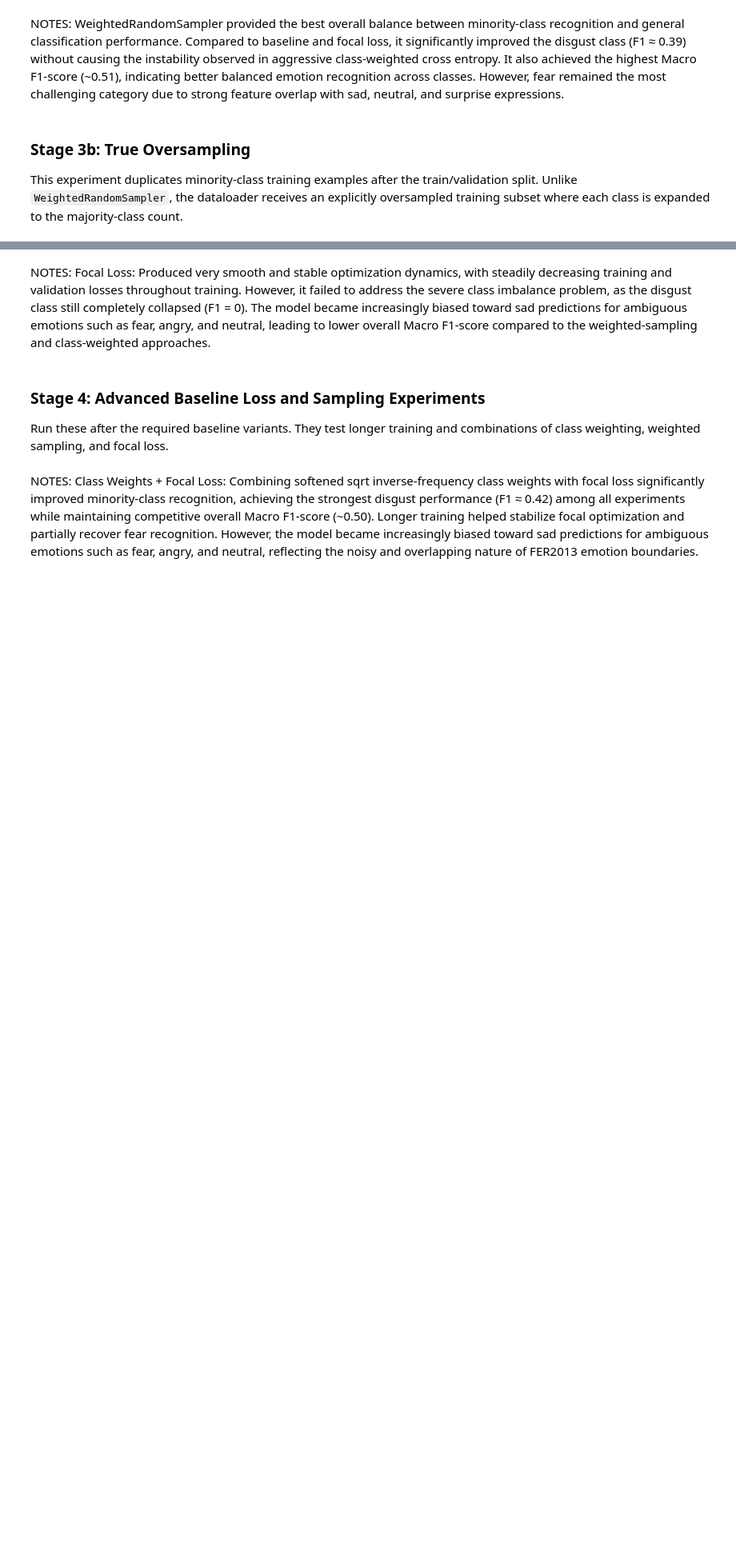
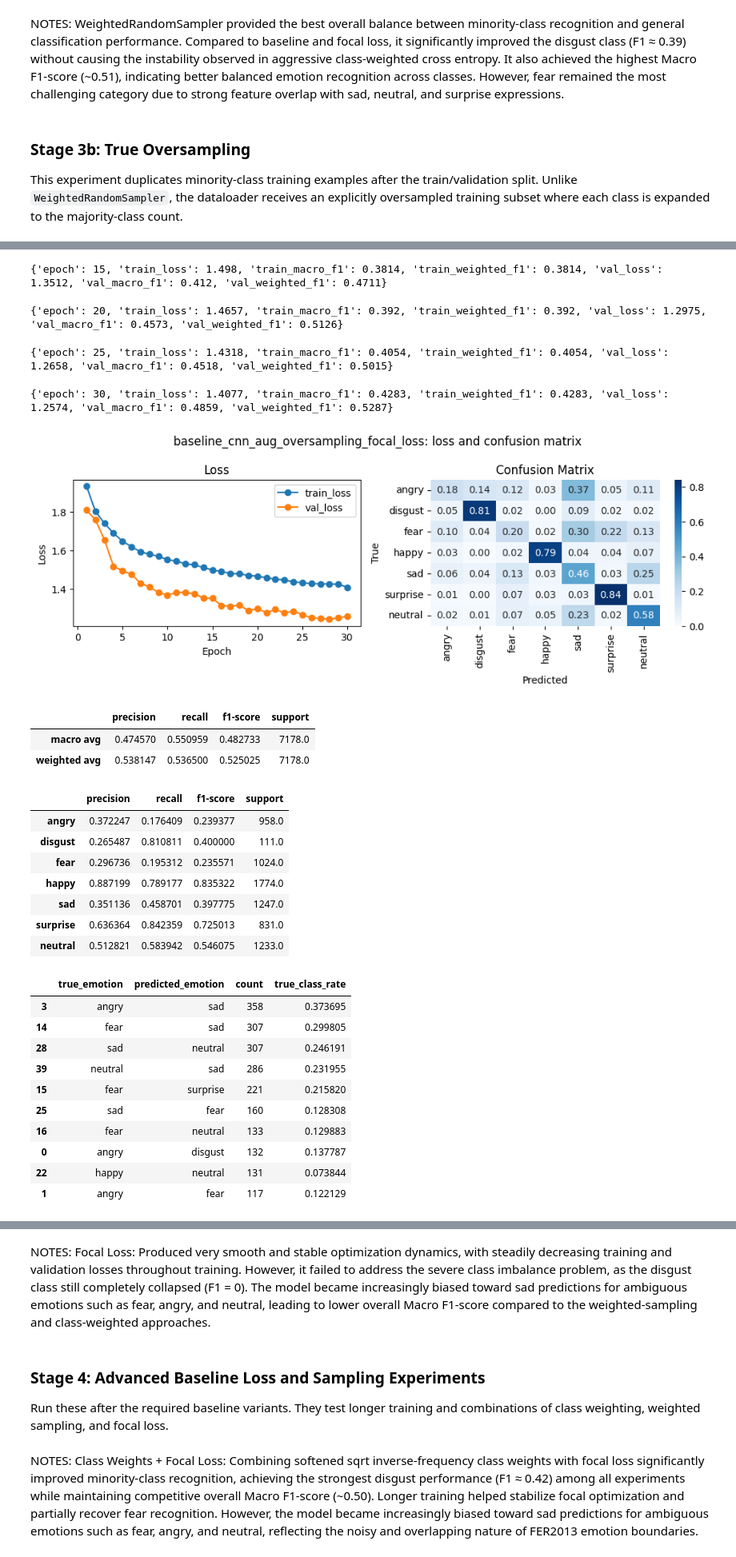
Before and after one commit to zsykk/DL-final-project, a Jupyter notebook: notebooks/02_train_experiments.ipynb, the cells around one changed output, grey strips where cells are left out. Shown at 80% size. Saved outputs shown, nothing was run; the diff lists cells and outputs as text; code cells hidden in the pictures; blank space fills up the shorter version.

```diff
--- a/notebooks/02_train_experiments.ipynb
+++ b/notebooks/02_train_experiments.ipynb
@@ -400,10 +401,10 @@ baseline_cnn_aug_oversampling_focal_config = {
     'use_class_weights': False,
     'weighted_sampler': False,
     'oversample': True,
-    'loss_name': 'focal',
-    'focal_gamma': 1.0,
+    'loss_name': 'cross_entropy',
 }
 
 history_oversample_focal, report_oversample_focal, confusions_oversample_focal = run_config_stage(
     baseline_cnn_aug_oversampling_focal_config
 )
+# %% [output]
@@ -409,0 +413,27 @@ history_oversample_focal, report_oversample_focal, confusions_oversample_focal =
+{'epoch': 15, 'train_loss': 1.498, 'train_macro_f1': 0.3814, 'train_weighted_f1': 0.3814, 'val_loss': 1.3512, 'val_macro_f1': 0.412, 'val_weighted_f1': 0.4711}
+{'epoch': 20, 'train_loss': 1.4657, 'train_macro_f1': 0.392, 'train_weighted_f1': 0.392, 'val_loss': 1.2975, 'val_macro_f1': 0.4573, 'val_weighted_f1': 0.5126}
+{'epoch': 25, 'train_loss': 1.4318, 'train_macro_f1': 0.4054, 'train_weighted_f1': 0.4054, 'val_loss': 1.2658, 'val_macro_f1': 0.4518, 'val_weighted_f1': 0.5015}
+{'epoch': 30, 'train_loss': 1.4077, 'train_macro_f1': 0.4283, 'train_weighted_f1': 0.4283, 'val_loss': 1.2574, 'val_macro_f1': 0.4859, 'val_weighted_f1': 0.5287}
+[figure, added]
+|  | precision | recall | f1-score | support |
+| macro avg | 0.474570 | 0.550959 | 0.482733 | 7178.0 |
+| weighted avg | 0.538147 | 0.536500 | 0.525025 | 7178.0 |
+|  | precision | recall | f1-score | support |
+| angry | 0.372247 | 0.176409 | 0.239377 | 958.0 |
+| disgust | 0.265487 | 0.810811 | 0.400000 | 111.0 |
+| fear | 0.296736 | 0.195312 | 0.235571 | 1024.0 |
+| happy | 0.887199 | 0.789177 | 0.835322 | 1774.0 |
+| sad | 0.351136 | 0.458701 | 0.397775 | 1247.0 |
+| surprise | 0.636364 | 0.842359 | 0.725013 | 831.0 |
+| neutral | 0.512821 | 0.583942 | 0.546075 | 1233.0 |
+|  | true_emotion | predicted_emotion | count | true_class_rate |
+| 3 | angry | sad | 358 | 0.373695 |
+| 14 | fear | sad | 307 | 0.299805 |
+| 28 | sad | neutral | 307 | 0.246191 |
+| 39 | neutral | sad | 286 | 0.231955 |
+| 15 | fear | surprise | 221 | 0.215820 |
+| 25 | sad | fear | 160 | 0.128308 |
+| 16 | fear | neutral | 133 | 0.129883 |
+| 0 | angry | disgust | 132 | 0.137787 |
+| 22 | happy | neutral | 131 | 0.073844 |
+| 1 | angry | fear | 117 | 0.122129 |
```
Also changed, not shown: parts of 13 cells of this notebook.
